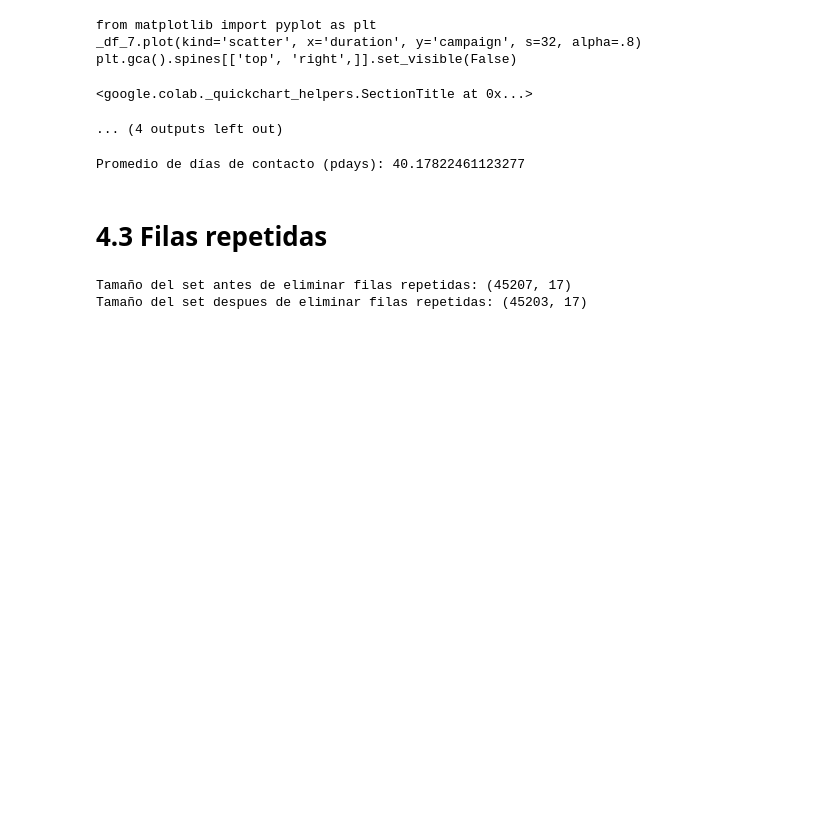
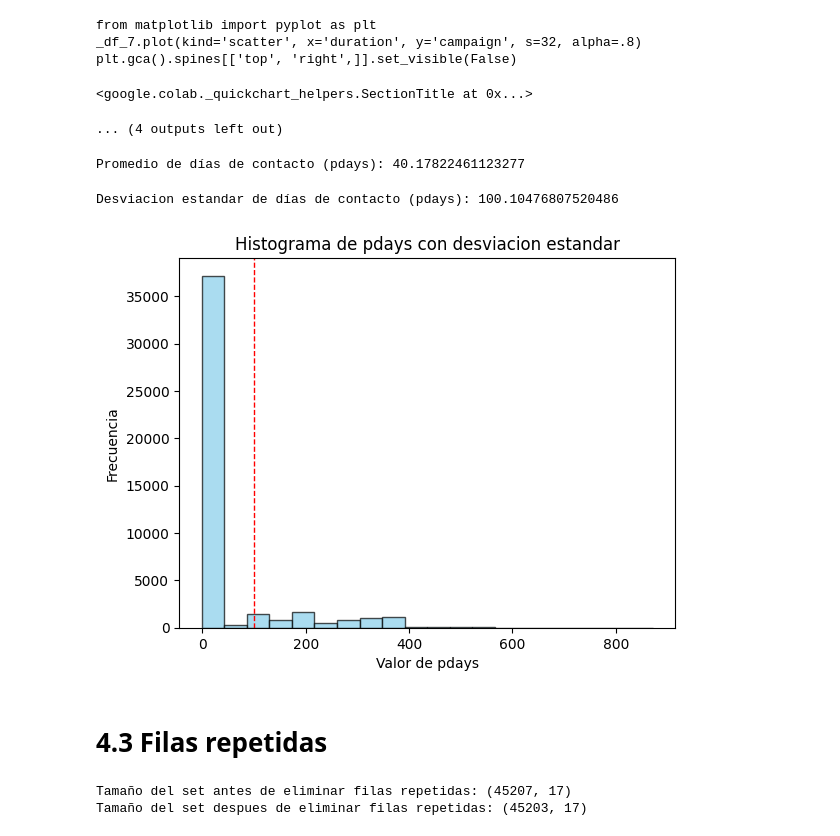
Before and after one commit to chizune/TalentoTech, a Jupyter notebook: LimpiezadeDatos.ipynb, the cells around one changed output. Cells and saved outputs as stored; diff of their text form; code cells hidden in the pictures; blank space fills up the shorter version.

```diff
--- a/LimpiezadeDatos.ipynb
+++ b/LimpiezadeDatos.ipynb
@@ -216,6 +217,27 @@ media = data['pdays'].mean()
 print(f'Promedio de días de contacto (pdays): {media}')
 # %% [output]
 Promedio de días de contacto (pdays): 40.17822461123277
+# %%
+# Calcular la desviacion estandar del atributo "pdays"
+desviacion_estandar = data['pdays'].std()
+print(f'Desviacion estandar de días de contacto (pdays): {desviacion_estandar}')
+# %% [output]
+Desviacion estandar de días de contacto (pdays): 100.10476807520486
+# %%
+# Graficando un histograma del atributo "pdays"
+plt.hist(data['pdays'], bins=20, color='skyblue', edgecolor='black', alpha=0.7)
+
+# Agregar una linea vertical para mostrar la desviacion estandar
+plt.axvline(desviacion_estandar, color='red', linestyle='dashed', linewidth=1)
+
+# Etiquetas y titulo
+plt.xlabel('Valor de pdays')
+plt.ylabel('Frecuencia')
+plt.title('Histograma de pdays con desviacion estandar')
+
+plt.show()
+# %% [output]
+[figure, added]
 # %% [markdown]
 # 4.3 Filas repetidas
 # %%
```
Also changed, not shown: parts of 1 cell of this notebook.
